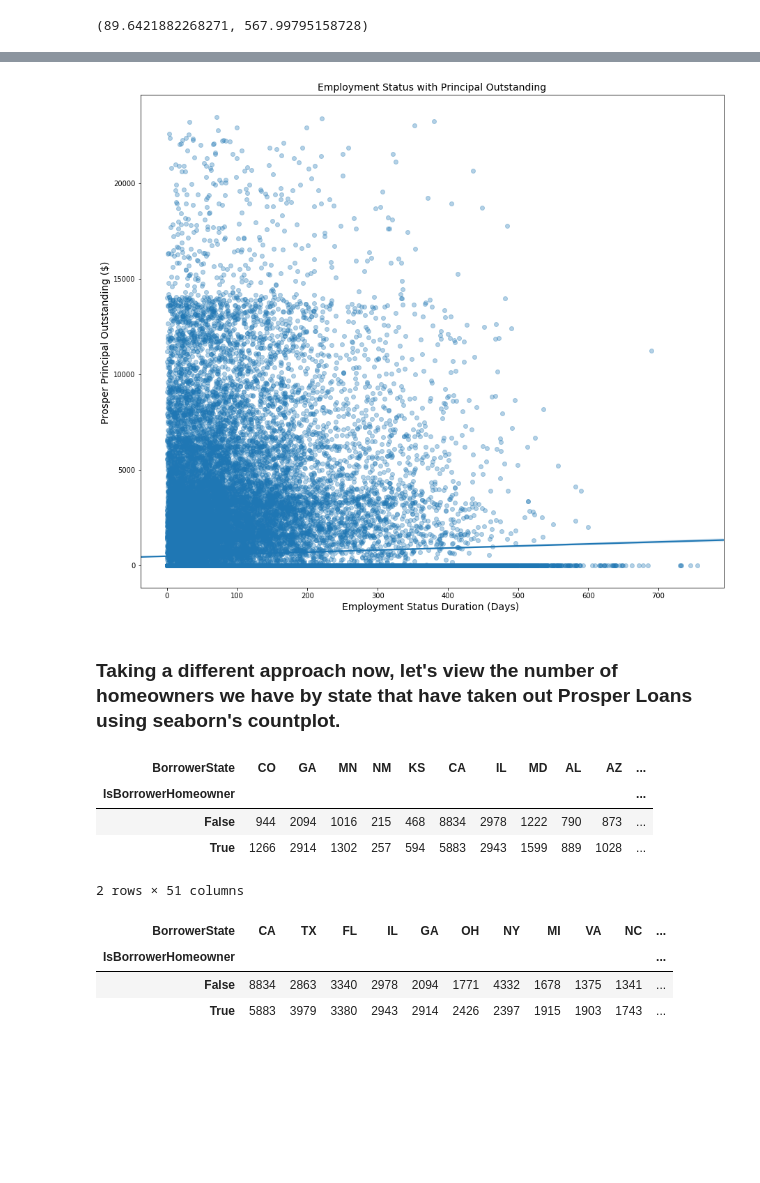
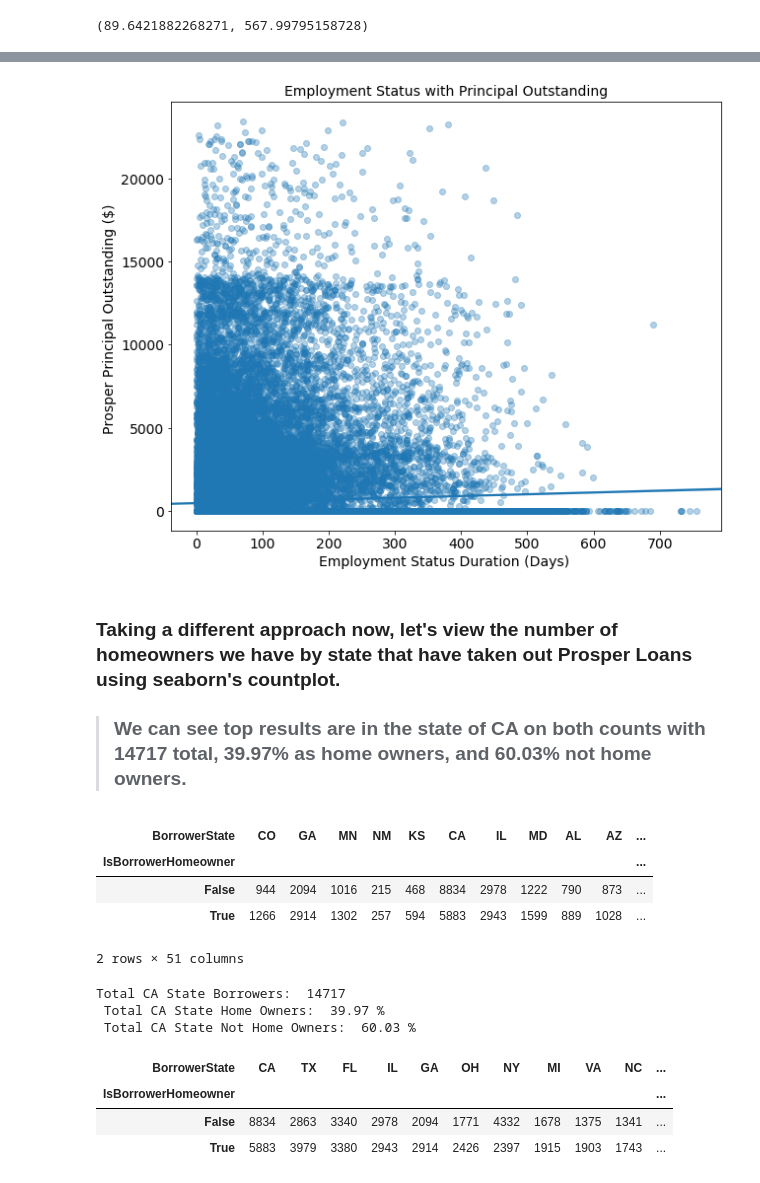
Before and after one commit to MJOAN/Udacity-DA-P5, a Jupyter notebook: exploration_template.ipynb, the cells around one changed output, grey strips where cells are left out. Drawn from its saved outputs; the diff is of its cells as text; code cells hidden in the pictures; blank space fills up the shorter version.

```diff
--- a/exploration_template.ipynb
+++ b/exploration_template.ipynb
@@ -436,17 +484,19 @@ prosper_clean.EmploymentStatusDuration.mean(), prosper_clean.ProsperPrincipalOut
 # %%
 # use regplot with styling and jitter because plots were too dense
-plt.figure(figsize=[15, 13])
+plt.figure(figsize=[10, 8])
 
-sb.regplot(data = prosper_clean, x = 'EmploymentStatusDuration', y = 'ProsperPrincipalOutstanding',
-           fit_reg=True, x_jitter = 0.2, y_jitter = 0.2, scatter_kws = {'alpha' : 1/3})
+sb.regplot(data = prosper_clean, x = 'EmploymentStatusDuration',
+           y = 'ProsperPrincipalOutstanding', fit_reg=True,
+           x_jitter = 0.2, y_jitter = 0.2, scatter_kws = {'alpha' : 1/3})
 
-
-ax.tick_params(labelsize=16)
+plt.tick_params(labelsize=14)
 plt.title('Employment Status with Principal Outstanding', fontsize=14)
 plt.xlabel('Employment Status Duration (Days) ', fontsize=14)
 plt.ylabel('Prosper Principal Outstanding ($) ', fontsize=14);
 # %% [output]
-[figure, old version]
+[figure, new version]
 # %% [markdown]
 ### Taking a different approach now, let's view the number of homeowners we have by state that have taken out Prosper Loans using seaborn's countplot.
+
+> ### We can see top results are in the state of CA on both counts with 14717 total, 39.97% as home owners, and 60.03% not home owners.
 # %%
@@ -465,4 +514,16 @@ home_owner_by_state
 | False | 944 | 2094 | 1016 | 215 | 468 | 8834 | 2978 | 1222 | 790 | 873 | ... |
 | True | 1266 | 2914 | 1302 | 257 | 594 | 5883 | 2943 | 1599 | 889 | 1028 | ... |
 2 rows × 51 columns
+# %%
+ca_ho_sum = home_owner_by_state['CA'][0] + home_owner_by_state['CA'][1]
+ca_false = home_owner_by_state['CA'][0]/ca_ho_sum
+ca_true =  home_owner_by_state['CA'][1]/ca_ho_sum
+
+print( 'Total CA State Borrowers: ', ca_ho_sum, '\n' ,
+      'Total CA State Home Owners: ', round(ca_true*100,2), '%', '\n' ,
+      'Total CA State Not Home Owners: ', round(ca_false*100, 2), '%', '\n' )
+# %% [output]
+Total CA State Borrowers:  14717
+ Total CA State Home Owners:  39.97 %
+ Total CA State Not Home Owners:  60.03 %
 # %%
```
Also changed, not shown: parts of 52 cells of this notebook, 1 other file.
